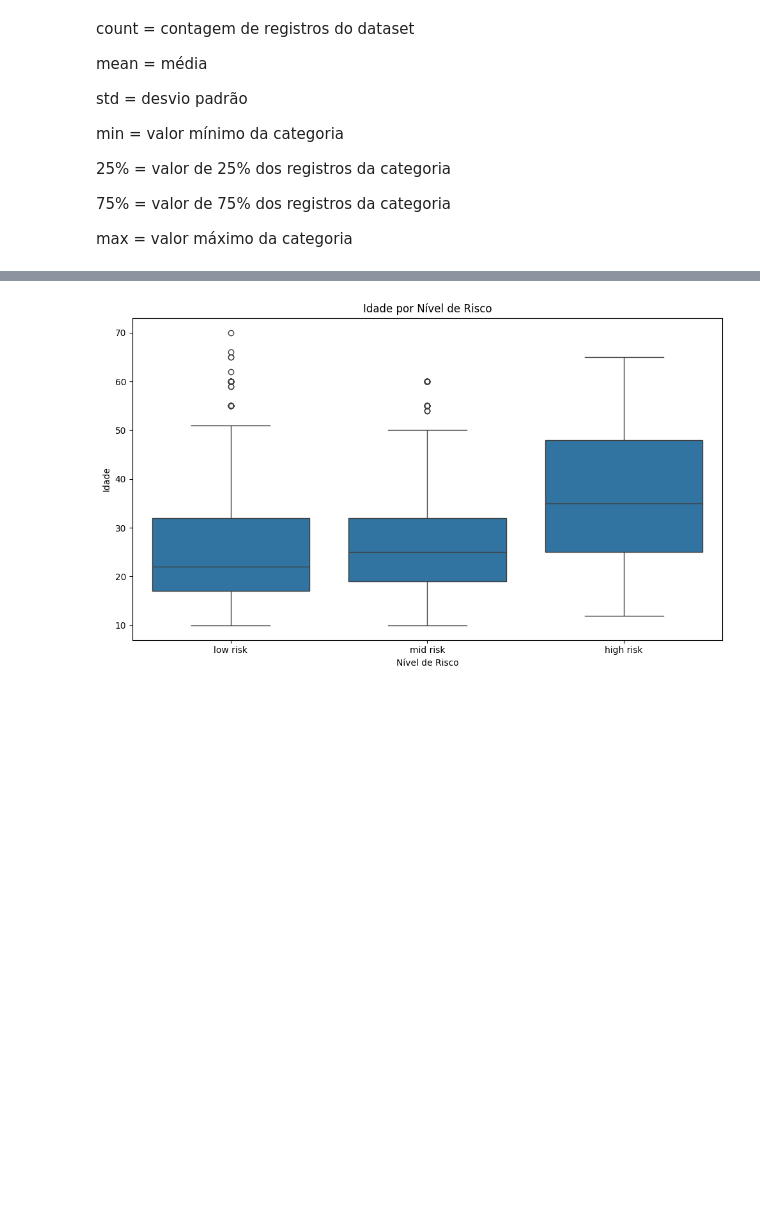
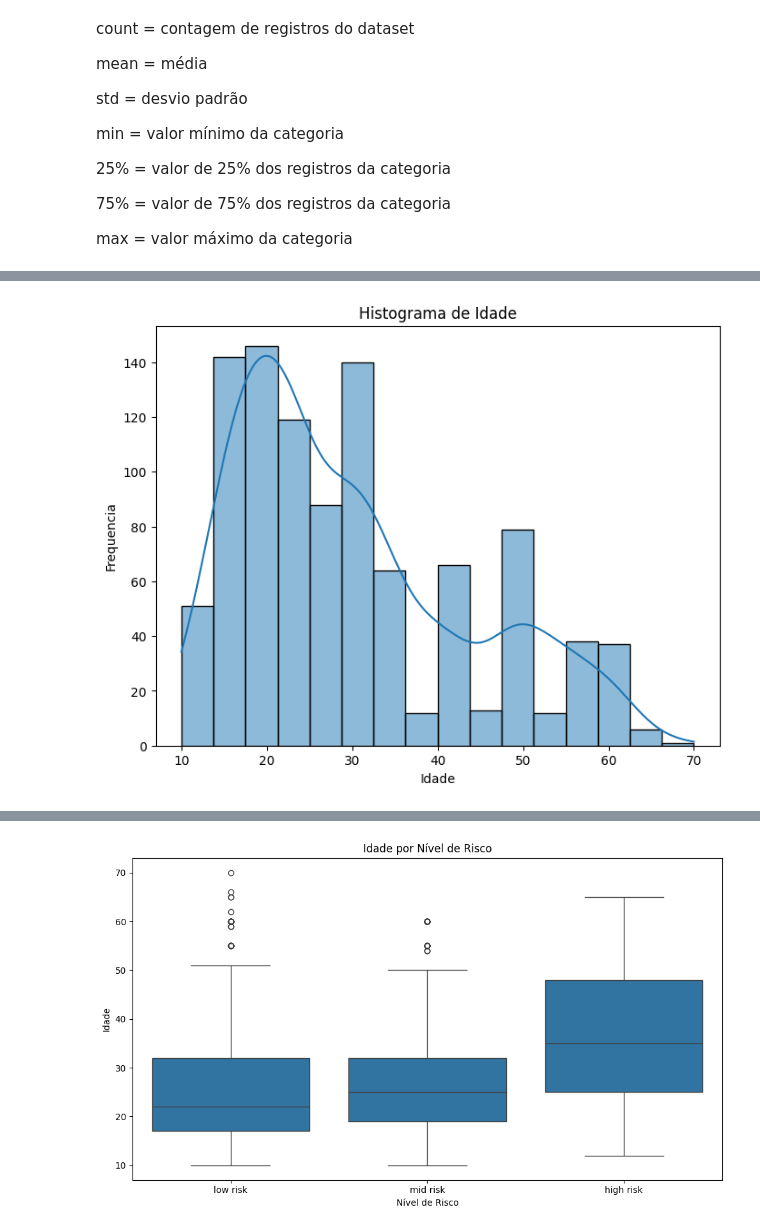
Before and after one commit to AlineFiori/MVP, a Jupyter notebook: Template_Análise_de_Dados_Pregnancy.ipynb, the cells around one changed output, grey strips where cells are left out. Cells and saved outputs as stored; diff of their text form; code cells hidden in the pictures; blank space fills up the shorter version.

```diff
--- a/Template_Análise_de_Dados_Pregnancy.ipynb
+++ b/Template_Análise_de_Dados_Pregnancy.ipynb
@@ -443,0 +202,13 @@ Dataset.groupby('Nivel_Risco').describe()
+# %%
+# 7. Análise de variáveis categóricas: analisando a frequencia de distribuição de idade no dataset
+
+
+plt.figure(figsize=(8, 6))
+# Histograma do comprimento da sépala (um dos atributos)
+sns.histplot(Dataset['Idade'], kde=True)
+plt.title('Histograma de Idade')
+plt.xlabel('Idade')
+plt.ylabel('Frequencia')
+plt.show()
+# %% [output]
+[figure, added]
```
Also changed, not shown: parts of 27 cells of this notebook.
